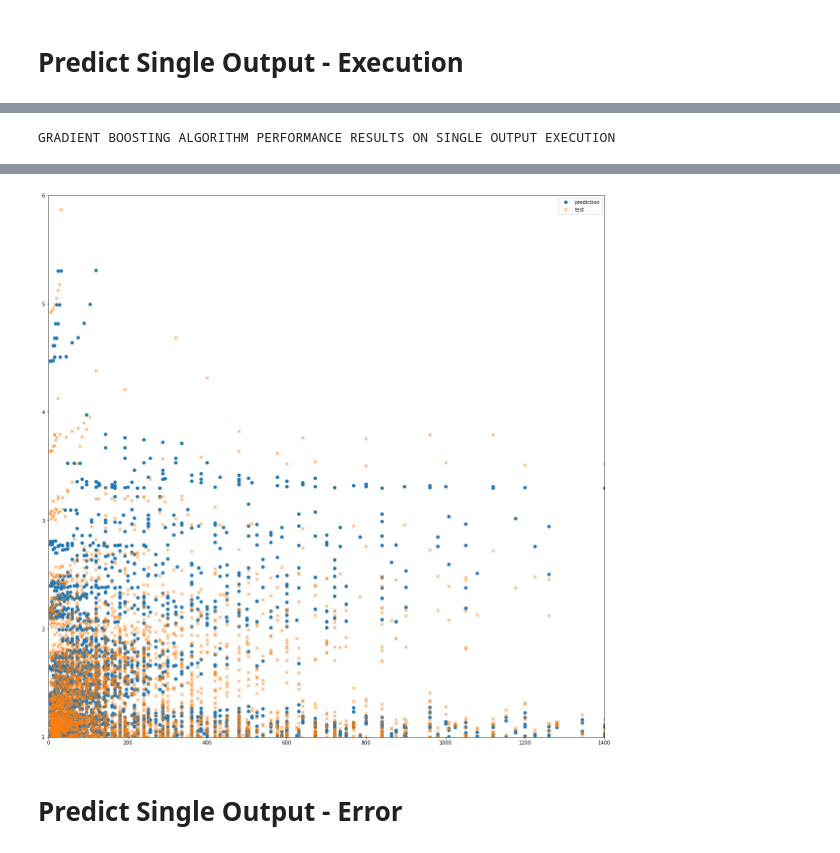
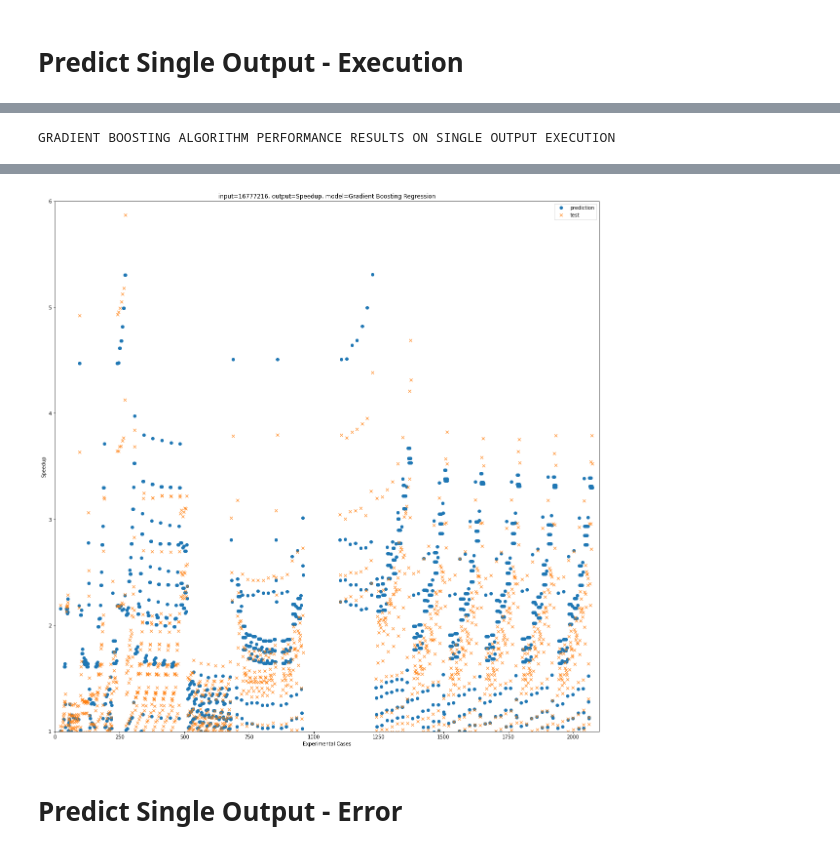
Before and after one commit to busenuraktilav/GPUProject, a Jupyter notebook: model-prediction/prediction.ipynb, the cells around one changed output, grey strips where cells are left out. Saved outputs shown, nothing was run; the diff lists cells and outputs as text; code cells hidden in the pictures.

Commit message:
visuals changed

```diff
--- a/model-prediction/prediction.ipynb
+++ b/model-prediction/prediction.ipynb
@@ -224,13 +224,8 @@ table.shape
 # %% [output]
 (0, 15)
 # %%
-def scatter_plot(t1_conf, y_pred, y_test):
-    '''
-    y_pred_x = [200, 400, 500, 600]
-    y_pred_y = [1.2, 1.5, 2.3, 1.3]
-    y_test_x = [200, 400, 500, 600]
-    y_test_y = [1.3, 1.4, 2.2, 1.4]
-    '''
+def scatter_plot(t1_conf, y_pred, y_test, image_name):
+
     plt.subplots(figsize=(20, 20))
 
     plt.plot(t1_conf, y_pred, 'o',
@@ -238,20 +233,32 @@ def scatter_plot(t1_conf, y_pred, y_test):
     plt.plot(t1_conf, y_test, 'x',
                  label="test")
 
+    plt.title(image_name)
+    plt.xlabel('Experimental Cases')
+    plt.ylabel('Speedup')
+
 
     plt.legend(numpoints=1)
-    plt.xlim(0, 1400);
+    plt.xlim(0, 2100);
     plt.ylim(1, 6);
 
-def boxplot(data):
+    plt.savefig(image_name, format='png', dpi=200)
+
+
+def boxplot(data, image_name):
     fig, ax = plt.subplots(figsize=(15, 10))
-    ax.set_title('Errors on Different ML Algorithms')
+    ax.set_title(image_name)
     ax.boxplot(data, showfliers=False)
 
     plt.xticks(list(range(1,8)), ['Linear', 'KNeighbors', 'Random Forest', 'Decision Tree',
                                 'MLP', 'Support Vector', 'Gradient Boosting'])
 
+    #ax.set_xlabel('ML Algorithms')
+    ax.set_ylabel('Mean Absolute Error (MAE)')
+
     plt.show()
+
+    plt.savefig(image_name, format='png', dpi=200)
 
 
 def conf_preprocess(t):
@@ -544,6 +553,7 @@ y_test_sox_nd = b[['speedup']]
 
 t1 = x_test_sox_nd.copy()
 t1_conf = conf_preprocess(t1)
+t1_conf = t1.index.values - 10520
 # %%
 print("LINEAR REGRESSION ALGORITHM PERFORMANCE RESULTS ON SINGLE OUTPUT EXECUTION")
 model = LinearRegression()
@@ -763,7 +772,7 @@ print("\n\n--- small graphs for training, large graphs for testing ---")
 y_pred_gbc_sox_nd, y_test_gbc_sox_nd = _regressorAlgorithm(model, x_train_sox_nd, x_test_sox_nd, y_train_sox_nd, y_test_sox_nd)
 #_regressorAlgorithm_KFold(model, X_sox, y_sox)
 
-scatter_plot(t1_conf, y_pred_gbc_sox_nd, y_test_gbc_sox_nd)
+scatter_plot(t1_conf, y_pred_gbc_sox_nd, y_test_gbc_sox_nd, 'input=16777216, output=Speedup, model=Gradient Boosting Regression')
 # %% [output]
 GRADIENT BOOSTING ALGORITHM PERFORMANCE RESULTS ON SINGLE OUTPUT EXECUTION
 ### Performance Summarization of _regressorAlgorithm ###
@@ -788,4 +797,4 @@ Mean Absolute Percentage Error:  0.10388489294516075
-[figure, old version]
+[figure, new version]
 # %% [markdown]
 # Predict Single Output - Error
 # %%
```
Also changed, not shown: parts of 20 cells of this notebook.
